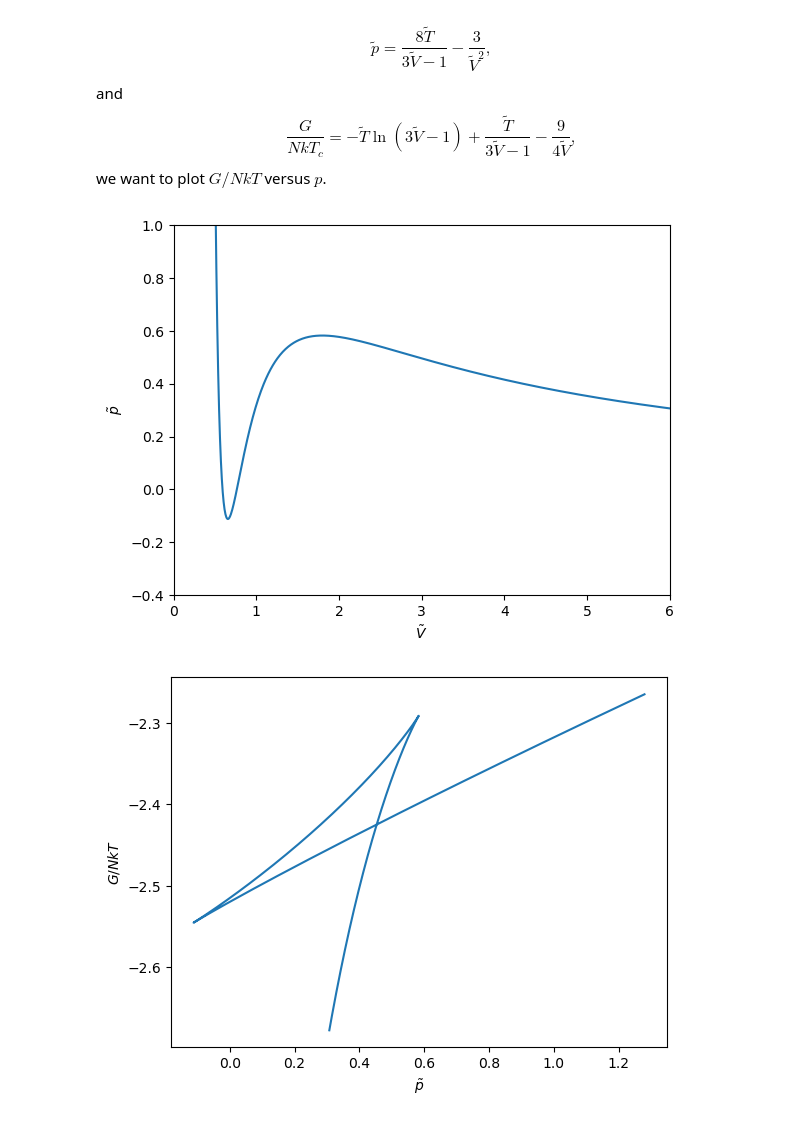
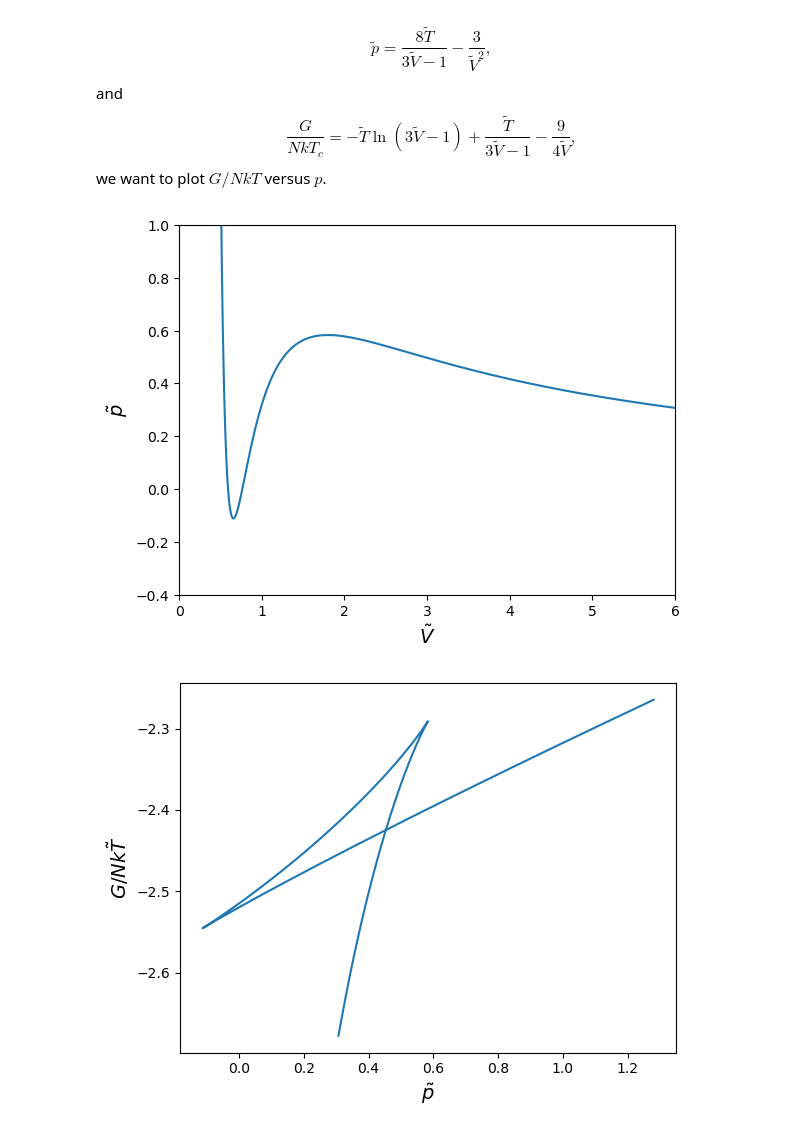
Before and after one commit to brenttsss/thermal-physics, a Jupyter notebook: wps_question_3c.ipynb, the cells around one changed output. Drawn from its saved outputs; the diff is of its cells as text; code cells hidden in the pictures.

```diff
--- a/wps_question_3c.ipynb
+++ b/wps_question_3c.ipynb
@@ -26,15 +26,15 @@ T = 0.83
 plt.plot(V, p(V,T))
 plt.ylim(-0.4, 1.0)
 plt.xlim(0, 6)
-plt.xlabel(r'$\tilde{V}$')
-plt.ylabel(r'$\tilde{p}$')
+plt.xlabel(r'$\tilde{V}$', fontsize=14)
+plt.ylabel(r'$\tilde{p}$', fontsize=14)
 plt.show()
 # %% [output]
-[figure, old version]
+[figure, new version]
 # %%
 plt.plot(p(V,T), g(V,T))
-plt.xlabel(r'$\tilde{p}$')
-plt.ylabel(r'$G/NkT$')
+plt.xlabel(r'$\tilde{p}$', fontsize=14)
+plt.ylabel(r'$G/Nk\tilde{T}$', fontsize=14)
 plt.show()
 # %% [output]
-[figure, old version]
+[figure, new version]
```
